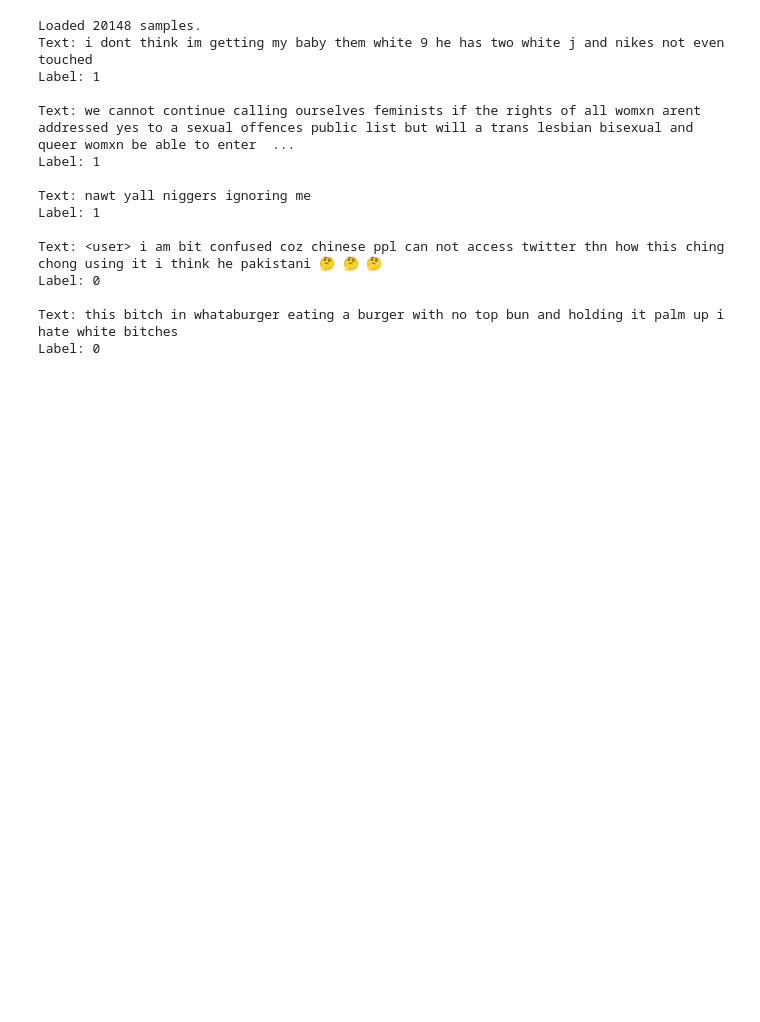
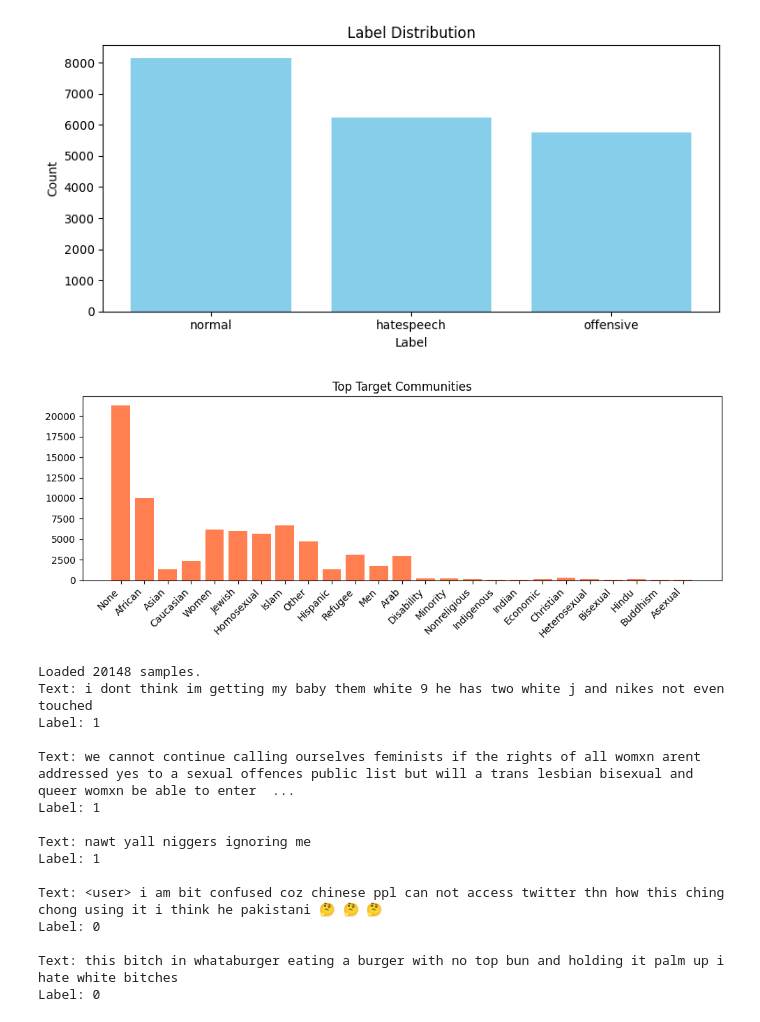
Before and after one commit to kacper651/gnn-hate-speech-detection, a Jupyter notebook: notebooks/train.ipynb, the cells around one changed output. Drawn from its saved outputs; the diff is of its cells as text; code cells hidden in the pictures; blank space fills up the shorter version.

```diff
--- a/notebooks/train.ipynb
+++ b/notebooks/train.ipynb
@@ -32,0 +27,72 @@ with open('../models/hateXplain/dataset.json', 'r', encoding='utf-8') as f:
+# %%
+import json
+from collections import Counter, defaultdict
+import matplotlib.pyplot as plt
+import numpy as np
+import pandas as pd
+
+with open('../models/hateXplain/dataset.json', 'r', encoding='utf-8') as f:
+    raw_data = json.load(f)
+
+label_counter = Counter()
+target_counter = Counter()
+post_lengths = []
+rationale_lengths = []
+
+for post_id, post_data in raw_data.items():
+    labels = [ann['label'].lower() for ann in post_data['annotators']]
+    targets = [tgt for ann in post_data['annotators'] for tgt in ann['target']]
+    rationales = post_data.get('rationales', [])
+    tokens = post_data['post_tokens']
+
+    if labels:
+        majority_label = Counter(labels).most_common(1)[0][0]
+        label_counter[majority_label] += 1
+
+    target_counter.update(targets)
+
+    post_lengths.append(len(tokens))
+
+    rationale_lengths.extend([sum(r) for r in rationales if isinstance(r, list)])
+
+summary_df = pd.DataFrame({
+    'Label': list(label_counter.keys()),
+    'Count': list(label_counter.values())
+})
+target_df = pd.DataFrame({
+    'Target': list(target_counter.keys()),
+    'Count': list(target_counter.values())
+})
+
+# ---- Print Stats ----
+print("\nLabel Distribution:")
+print(summary_df)
+summary_df.to_csv('../output/csv/hateXplain_summary.csv', index=False)
+
+print("\nTarget Distribution:")
+print(target_df.sort_values(by="Count", ascending=False).head(10))
+target_df.to_csv('../output/csv/hateXplain_target_distribution.csv', index=False)
+
+print(f"\nAverage post length (tokens): {np.mean(post_lengths):.2f}")
+print(f"Median post length: {np.median(post_lengths)}")
+print(f"\nAverage rationale length (tokens): {np.mean(rationale_lengths):.2f}")
+print(f"Median rationale length: {np.median(rationale_lengths)}")
+
+# ---- Plotting ----
+plt.figure(figsize=(8, 4))
+plt.bar(label_counter.keys(), label_counter.values(), color='skyblue')
+plt.title("Label Distribution")
+plt.xlabel("Label")
+plt.ylabel("Count")
+plt.tight_layout()
+plt.savefig('../output/plots/label_distribution.png')
+plt.show()
+
+plt.figure(figsize=(10, 4))
+plt.bar(target_counter.keys(), target_counter.values(), color='coral')
+plt.title("Top Target Communities")
+plt.xticks(rotation=45, ha='right')
+plt.tight_layout()
+plt.savefig('../output/plots/target_distribution.png')
+plt.show()
+# %% [output]
@@ -33,3 +116,5 @@ with open('../models/hateXplain/dataset.json', 'r', encoding='utf-8') as f:
+[figure, added]
+[figure, added]
 # %%
 from sklearn.preprocessing import LabelEncoder
 
```
Also changed, not shown: parts of 7 cells of this notebook, 4 other files.
